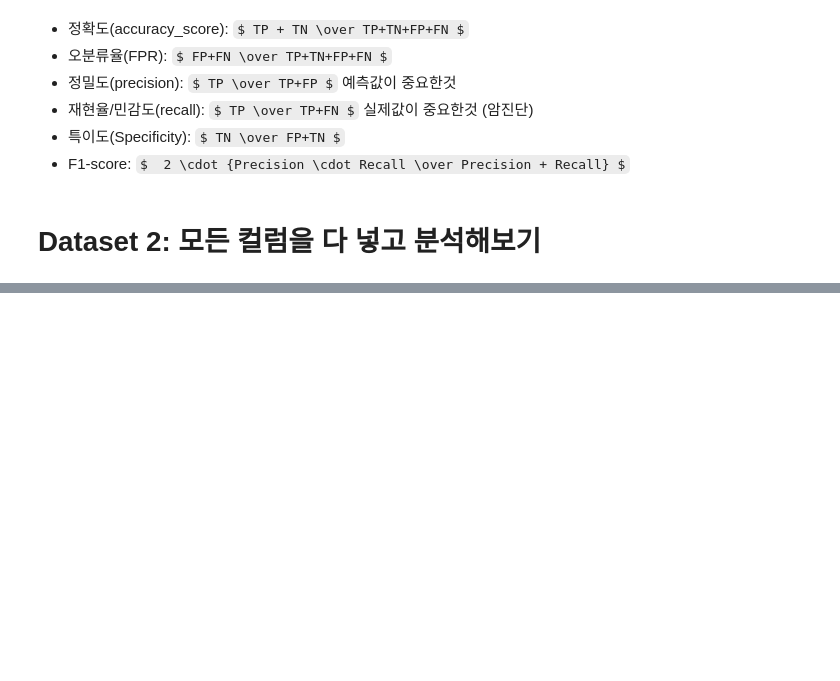
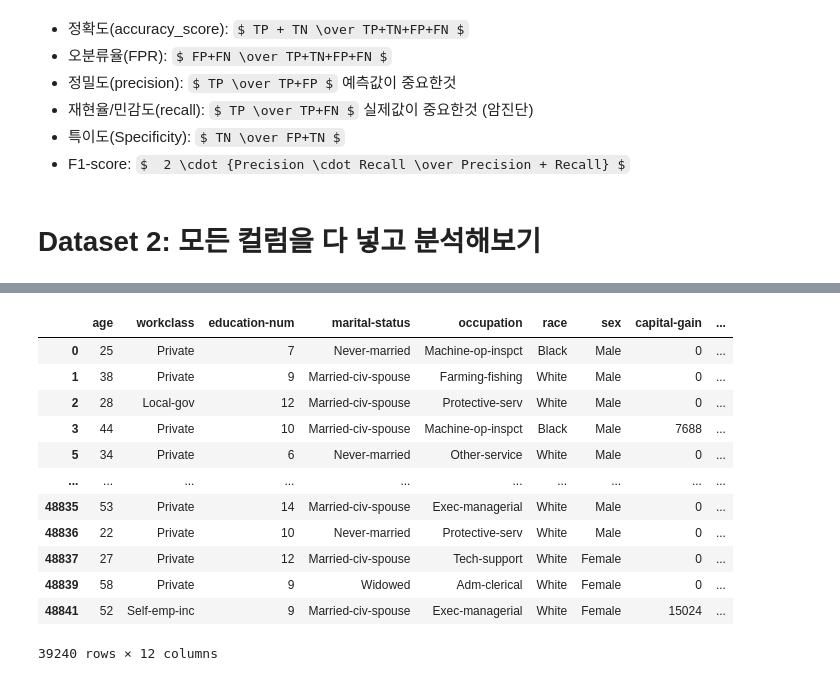
Before and after one commit to hyun111111/fintech_service_2nd, a Jupyter notebook: 05machine_learning/09지도학습_분류분석_연봉데이터_배깅_부스팅(내꺼).ipynb, the cells around one changed output, grey strips where cells are left out. Cells and saved outputs as stored; diff of their text form; code cells hidden in the pictures; some formulas as TeX source; blank space fills up the shorter version.

```diff
--- a/05machine_learning/09지도학습_분류분석_연봉데이터_배깅_부스팅(내꺼).ipynb
+++ b/05machine_learning/09지도학습_분류분석_연봉데이터_배깅_부스팅(내꺼).ipynb
@@ -1381,0 +1434,2 @@ NameError: name 'df2' is not defined
+# %%
+df3 = df3.drop_duplicates()
@@ -1381,0 +1443,17 @@ NameError: name 'df2' is not defined
+# %%
+df3 = df3.drop(['education', 'relationship'], axis=1)
+df3
+# %% [output]
+|  | age | workclass | education-num | marital-status | occupation | race | sex | capital-gain | ... |
+| 0 | 25 | Private | 7 | Never-married | Machine-op-inspct | Black | Male | 0 | ... |
+| 1 | 38 | Private | 9 | Married-civ-spouse | Farming-fishing | White | Male | 0 | ... |
+| 2 | 28 | Local-gov | 12 | Married-civ-spouse | Protective-serv | White | Male | 0 | ... |
+| 3 | 44 | Private | 10 | Married-civ-spouse | Machine-op-inspct | Black | Male | 7688 | ... |
+| 5 | 34 | Private | 6 | Never-married | Other-service | White | Male | 0 | ... |
+| ... | ... | ... | ... | ... | ... | ... | ... | ... | ... |
+| 48835 | 53 | Private | 14 | Married-civ-spouse | Exec-managerial | White | Male | 0 | ... |
+| 48836 | 22 | Private | 10 | Never-married | Protective-serv | White | Male | 0 | ... |
+| 48837 | 27 | Private | 12 | Married-civ-spouse | Tech-support | White | Female | 0 | ... |
+| 48839 | 58 | Private | 9 | Widowed | Adm-clerical | White | Female | 0 | ... |
+| 48841 | 52 | Self-emp-inc | 9 | Married-civ-spouse | Exec-managerial | White | Female | 15024 | ... |
+39240 rows × 12 columns
```
Also changed, not shown: parts of 44 cells of this notebook, 5 other files.
